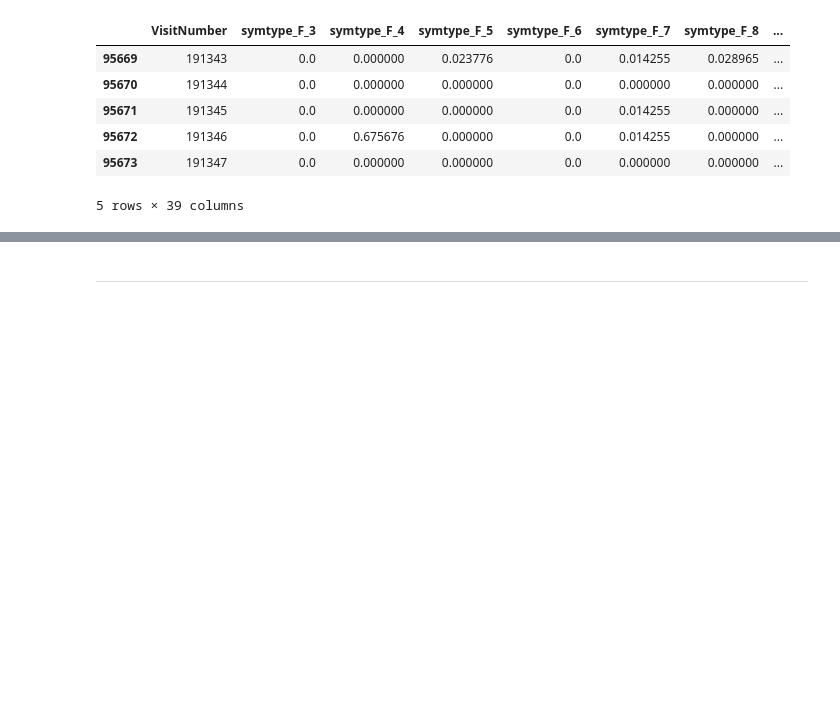
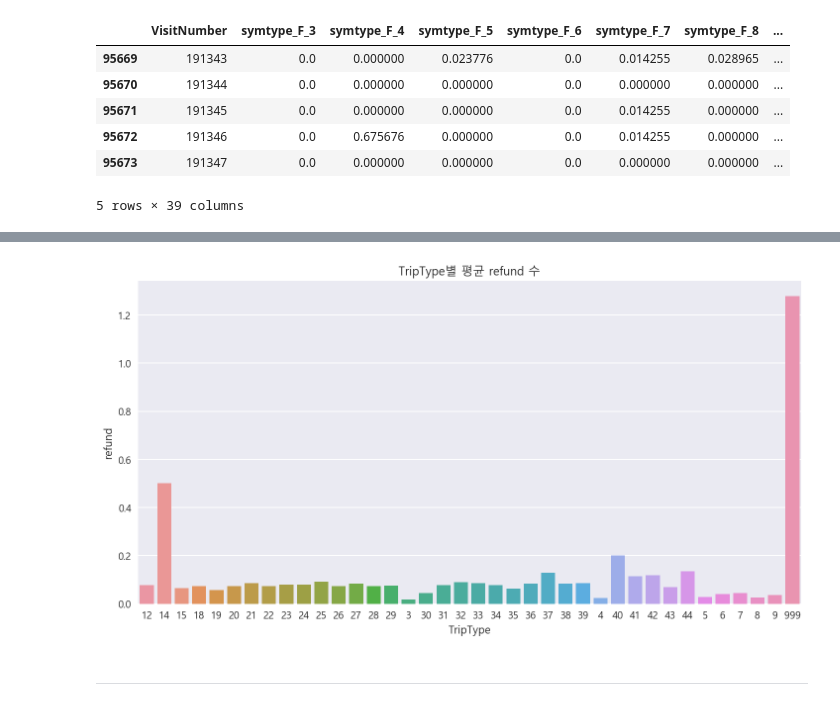
Before and after one commit to YounginLEE/DSS7_Team3, a Jupyter notebook: Main/Team3_it.ipynb, the cells around one changed output, grey strips where cells are left out. Saved outputs shown, nothing was run; the diff lists cells and outputs as text; code cells hidden in the pictures; blank space fills up the shorter version.

```diff
--- a/Main/Team3_it.ipynb
+++ b/Main/Team3_it.ipynb
@@ -462,3 +450,10 @@ fn_rate.tail()
+# %%
+plt.figure(figsize=(12, 6))
+sns.barplot(x=ref_pur.index.astype(str), y=ref_pur["refund"])
+plt.title("TripType별 평균 refund 수")
+plt.show()
+# %% [output]
+[figure, added]
 # %% [markdown]
 -------------------
 # %% [markdown]
```
Also changed, not shown: parts of 22 cells of this notebook, 2 other files.
